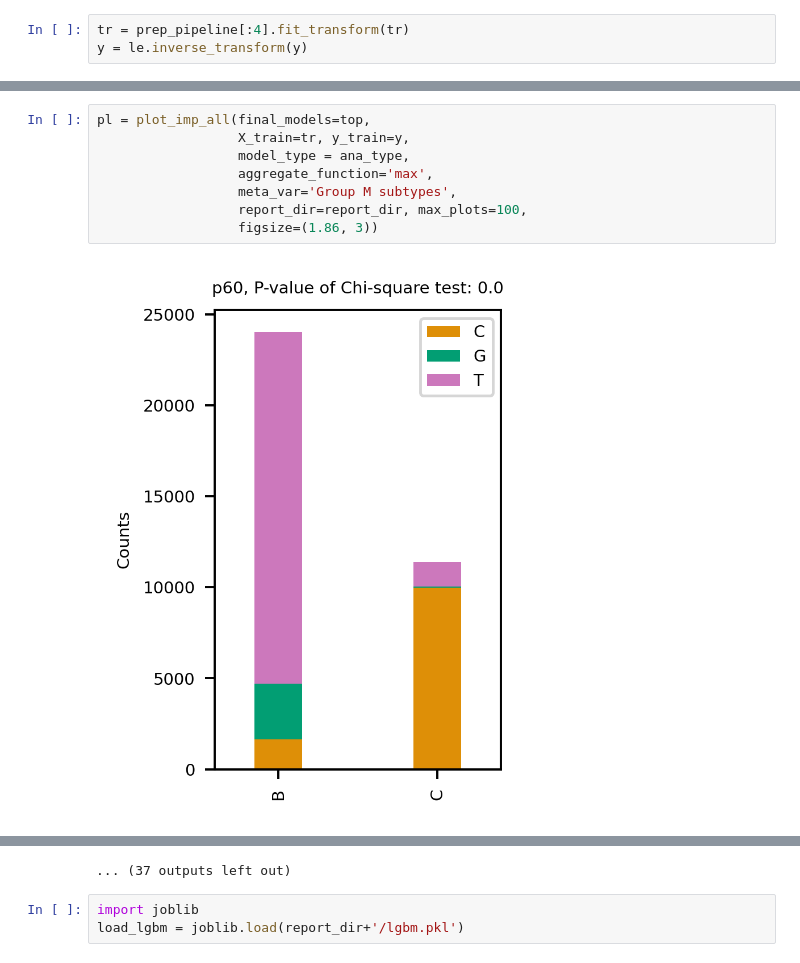
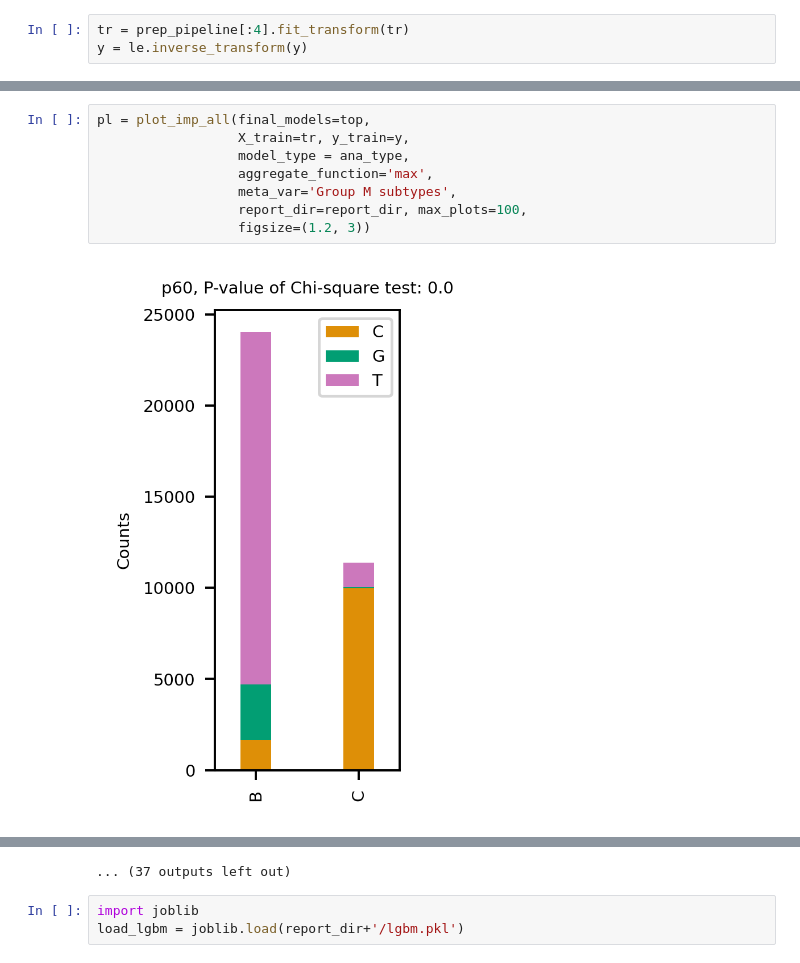
Before and after one commit to omicsEye/deepbreaks, a Jupyter notebook: examples/discrete_phenotype_HIV.ipynb, the cells around one changed output, grey strips where cells are left out. Drawn from its saved outputs; the diff is of its cells as text.

```diff
--- a/examples/discrete_phenotype_HIV.ipynb
+++ b/examples/discrete_phenotype_HIV.ipynb
@@ -253,10 +264,10 @@ et  Done
 # %%
 pl = plot_imp_all(final_models=top,
                   X_train=tr, y_train=y,
                   model_type = ana_type,
                   aggregate_function='max',
                   meta_var='Group M subtypes',
                   report_dir=report_dir, max_plots=100,
-                  figsize=(1.86, 3))
+                  figsize=(1.2, 3))
 # %% [output]
-[figure, old version]
+[figure, new version]
```
Also changed, not shown: parts of 12 cells of this notebook, 3 other files.
